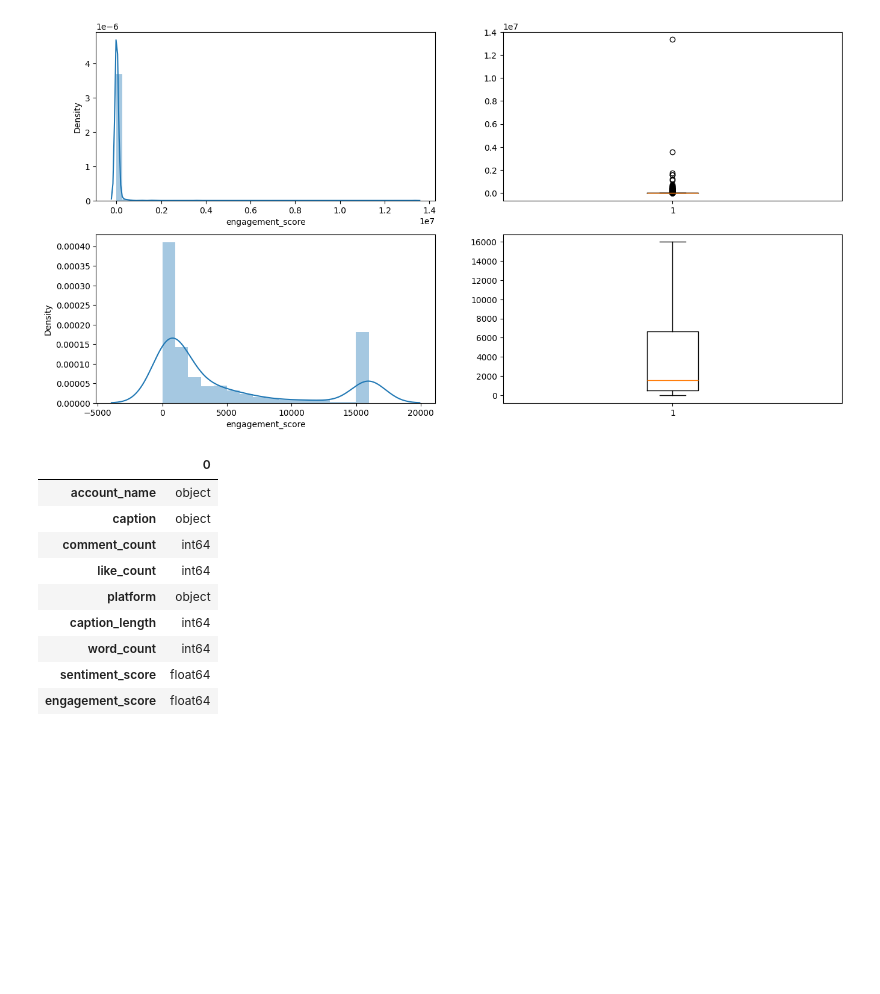
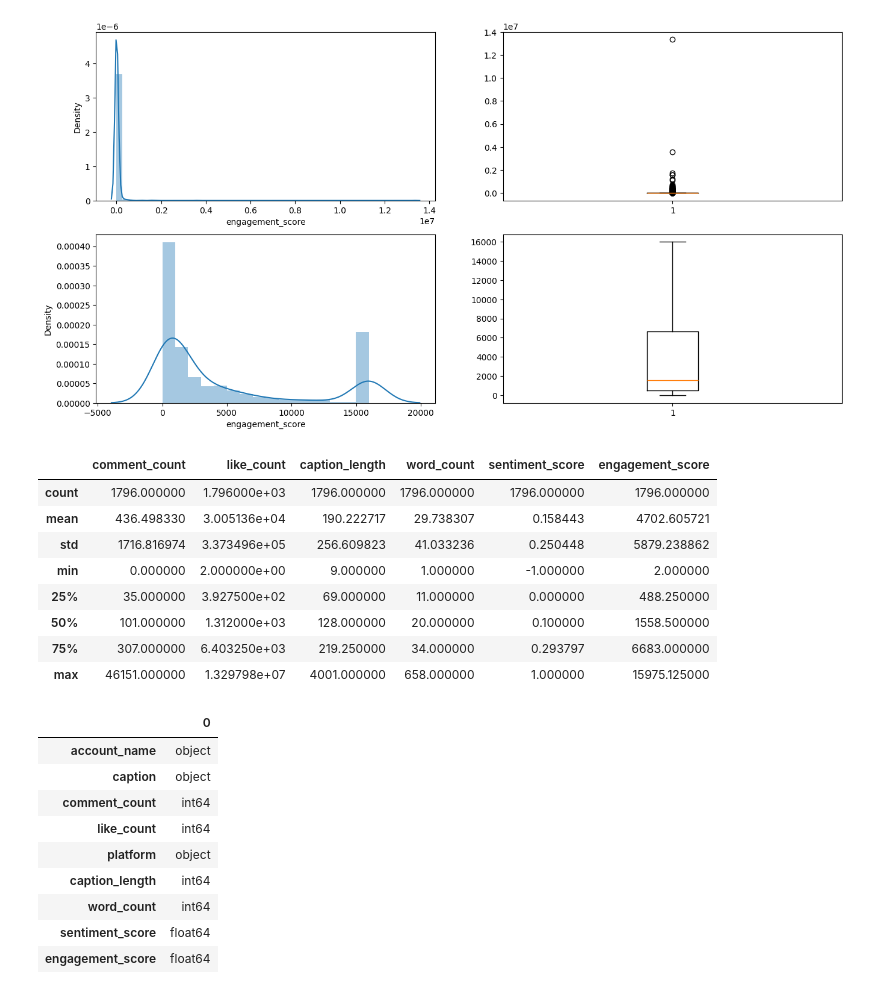
Before and after one commit to EngrAbdullah13/meta_compete, a Jupyter notebook: Meta-Compete.ipynb, the cells around one changed output. Cells and saved outputs as stored; diff of their text form; code cells hidden in the pictures; blank space fills up the shorter version.

```diff
--- a/Meta-Compete.ipynb
+++ b/Meta-Compete.ipynb
@@ -238,6 +246,18 @@ https://gist.github.com/mwaskom/de44147ed2974457ad6372750bbe5751
  'fliers': [<matplotlib.lines.Line2D at 0x...>],
  'means': []}
 [figure]
+# %%
+new_df_cap.describe()
+# %% [output]
+|  | comment_count | like_count | caption_length | word_count | sentiment_score | engagement_score |
+| count | 1796.000000 | 1.796000e+03 | 1796.000000 | 1796.000000 | 1796.000000 | 1796.000000 |
+| mean | 436.498330 | 3.005136e+04 | 190.222717 | 29.738307 | 0.158443 | 4702.605721 |
+| std | 1716.816974 | 3.373496e+05 | 256.609823 | 41.033236 | 0.250448 | 5879.238862 |
+| min | 0.000000 | 2.000000e+00 | 9.000000 | 1.000000 | -1.000000 | 2.000000 |
+| 25% | 35.000000 | 3.927500e+02 | 69.000000 | 11.000000 | 0.000000 | 488.250000 |
+| 50% | 101.000000 | 1.312000e+03 | 128.000000 | 20.000000 | 0.100000 | 1558.500000 |
+| 75% | 307.000000 | 6.403250e+03 | 219.250000 | 34.000000 | 0.293797 | 6683.000000 |
+| max | 46151.000000 | 1.329798e+07 | 4001.000000 | 658.000000 | 1.000000 | 15975.125000 |
 # %%
 new_df_cap.dtypes
 # %% [output]
```
Also changed, not shown: parts of 3 cells of this notebook.
